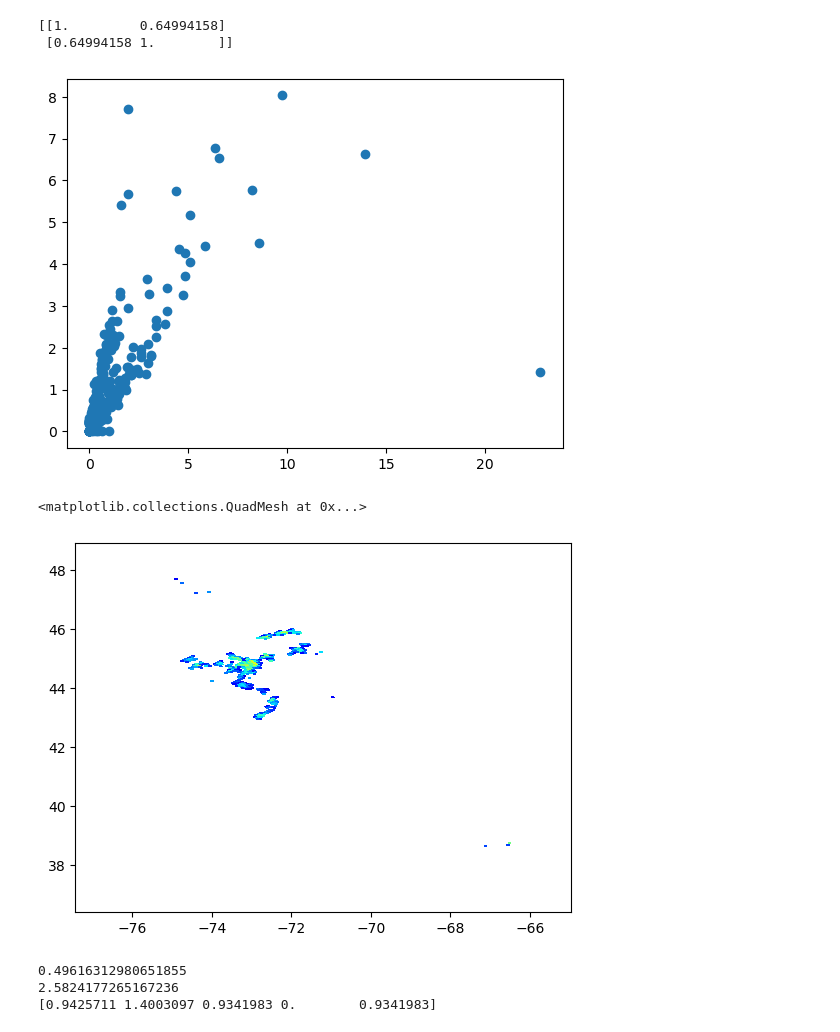
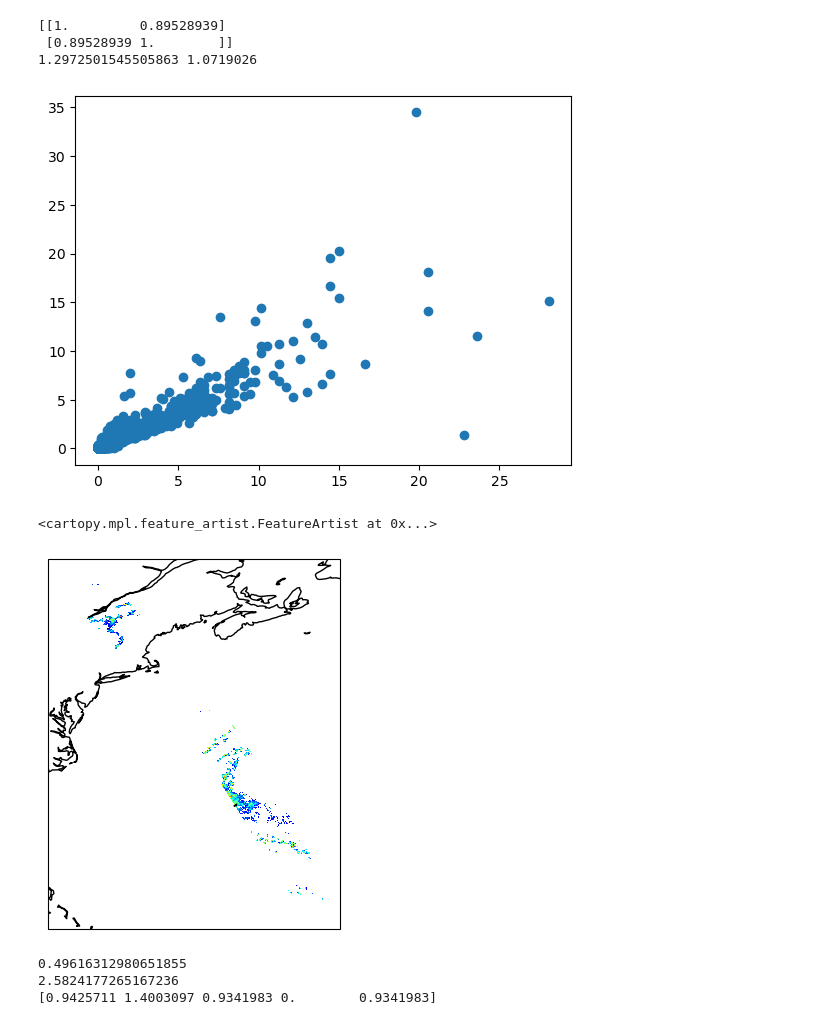
Before and after one commit to mgrecu35/cmbv7_rh8, a Jupyter notebook: cAlgDriver.ipynb, the cells around one changed output. Drawn from its saved outputs; the diff is of its cells as text; code cells hidden in the pictures.

```diff
--- a/cAlgDriver.ipynb
+++ b/cAlgDriver.ipynb
@@ -78,4 +78,3 @@ for iprof in range(0,len(a[0])):
     ichunk=0
 
     z13,z35,pia35m,pia13m,z35mod,pwc,salb,kext,asym,rrate,dm,log10dn = cAlg.fmodel_wrapper(z13obs,z35obs,nodes,isurf,imu,log10dnp,dr,ic,jc,nmfreq,itype,hfreez,pia13srt,pia35srt,imemb,localzangle,wfractpix,xs,ichunk,nstda,reliabflag_py)
-    sfcPrecip2[a[0][iprof],a[1][iprof]]=rrate[nodes[4]]
@@ -82,18 +108,24 @@ for iprof in range(0,len(a[0])):
 # %%
+import matplotlib.pyplot as plt
 b=np.nonzero(sfcPrecip2[a]>=0)
 plt.scatter(sfcPrecip2[a][b],sfcRain[a][b])
 print(np.corrcoef(sfcPrecip2[a][b],sfcRain[a][b]))
+print(np.mean(sfcPrecip2[a][b]),np.mean(sfcRain[a][b]))
 # %% [output]
-[[1.         0.64994158]
- [0.64994158 1.        ]]
+[[1.         0.89528939]
+ [0.89528939 1.        ]]
+1.2972501545505863 1.0719026
-[figure, old version]
+[figure, new version]
 # %%
 import matplotlib.pyplot as plt
 import matplotlib.colors as colors
-plt.pcolormesh(xlon,xlat,sfcRain,norm=colors.LogNorm(vmin=0.1, vmax=100),cmap='jet')
+import cartopy.crs as ccrs
+ax=plt.subplot(111,projection=ccrs.PlateCarree())
+plt.pcolormesh(xlon,xlat,sfcPrecip2,norm=colors.LogNorm(vmin=0.1, vmax=100),cmap='jet')
+ax.coastlines()
 # %% [output]
-<matplotlib.collections.QuadMesh at 0x...>
+<cartopy.mpl.feature_artist.FeatureArtist at 0x...>
-[figure, old version]
+[figure, new version]
 # %%
 print(pia13m)
 print(pia35m)
```
Also changed, not shown: parts of 3 cells of this notebook, 5 other files.
